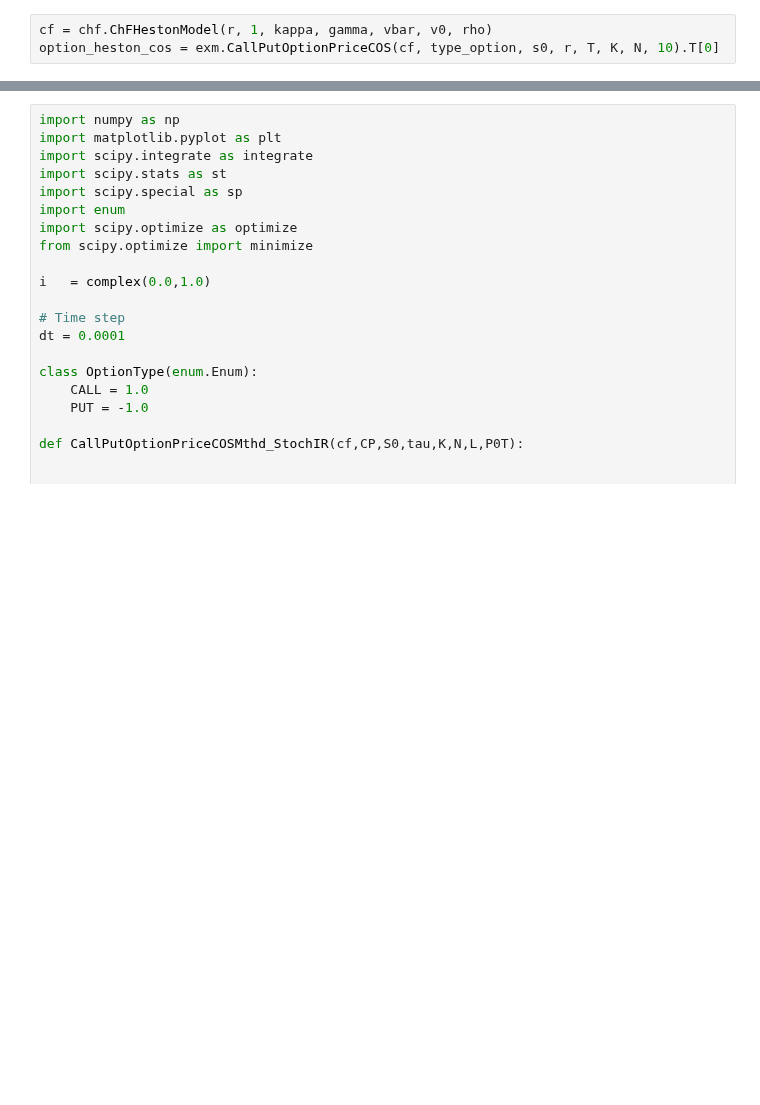
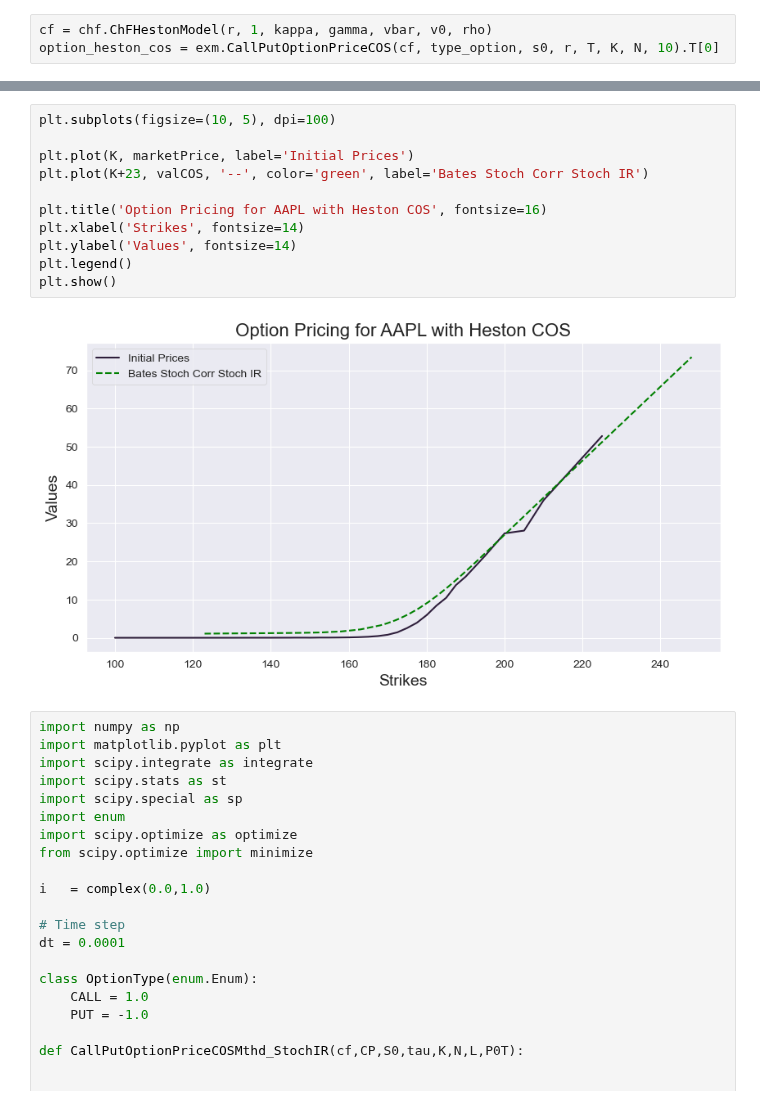
Before and after one commit to kirillzx/Generalized-Bates-model-draft, a Jupyter notebook: Calibrations/Calibration_Main.ipynb, the cells around one changed output, grey strips where cells are left out. Drawn from its saved outputs; the diff is of its cells as text; blank space fills up the shorter version.

```diff
--- a/Calibrations/Calibration_Main.ipynb
+++ b/Calibrations/Calibration_Main.ipynb
@@ -343,3 +373,16 @@ plt.show()
+# %%
+plt.subplots(figsize=(10, 5), dpi=100)
+
+plt.plot(K, marketPrice, label='Initial Prices')
+plt.plot(K+23, valCOS, '--', color='green', label='Bates Stoch Corr Stoch IR')
+
+plt.title('Option Pricing for AAPL with Heston COS', fontsize=16)
+plt.xlabel('Strikes', fontsize=14)
+plt.ylabel('Values', fontsize=14)
+plt.legend()
+plt.show()
+# %% [output]
+[figure, added]
 # %%
 import numpy as np
 import matplotlib.pyplot as plt
```
Also changed, not shown: parts of 20 cells of this notebook.
